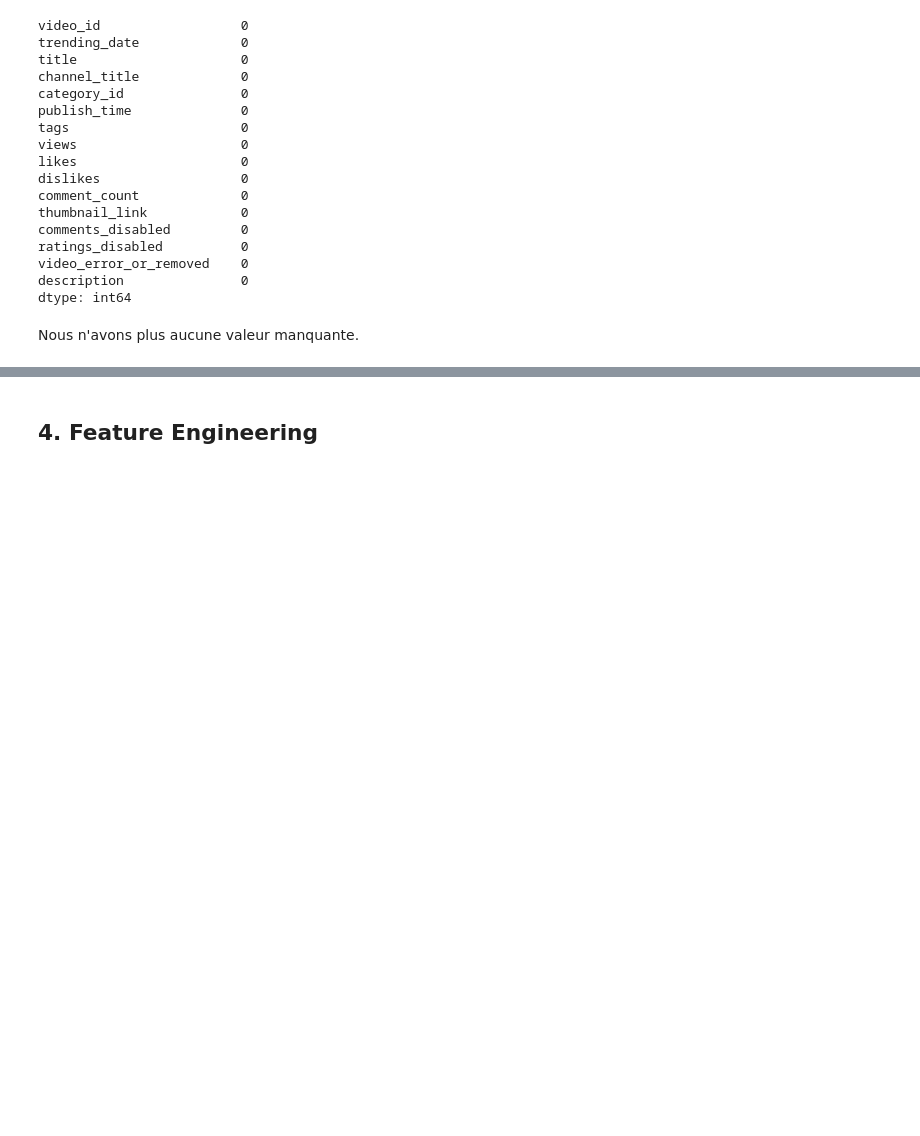
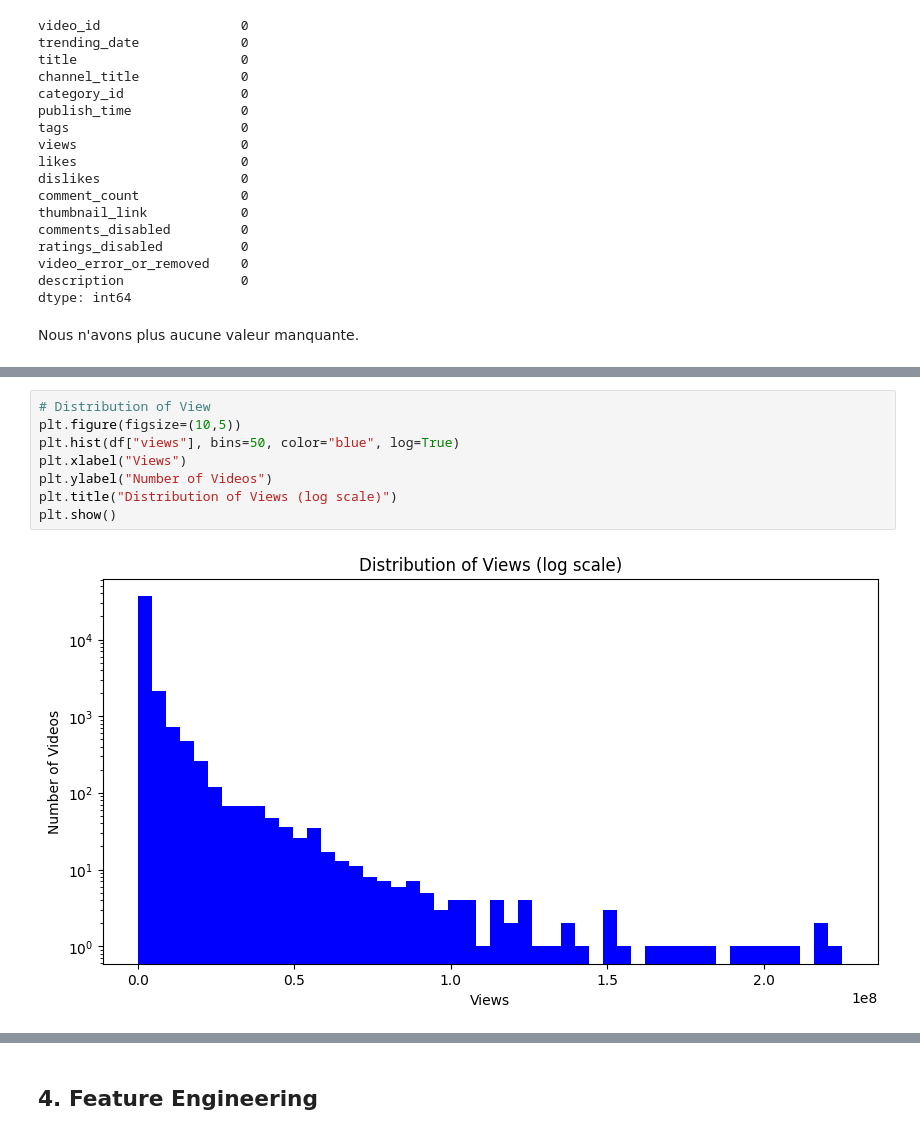
Before and after one commit to 17matb/youtube-trends, a Jupyter notebook: ml_youtube_trends.ipynb, the cells around one changed output, grey strips where cells are left out. Saved outputs shown, nothing was run; the diff lists cells and outputs as text; blank space fills up the shorter version.

```diff
--- a/ml_youtube_trends.ipynb
+++ b/ml_youtube_trends.ipynb
@@ -298,0 +312,10 @@ Nous n'avons plus aucune valeur manquante.
+# %%
+# Distribution of View
+plt.figure(figsize=(10,5))
+plt.hist(df["views"], bins=50, color="blue", log=True)
+plt.xlabel("Views")
+plt.ylabel("Number of Videos")
+plt.title("Distribution of Views (log scale)")
+plt.show()
+# %% [output]
+[figure, added]
```
Also changed, not shown: parts of 9 cells of this notebook.
